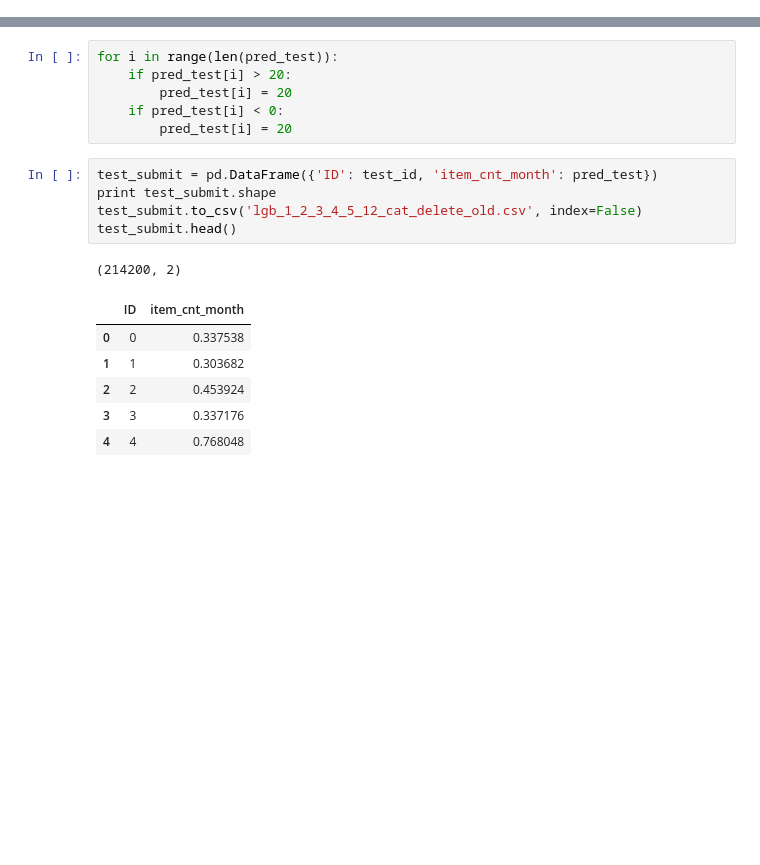
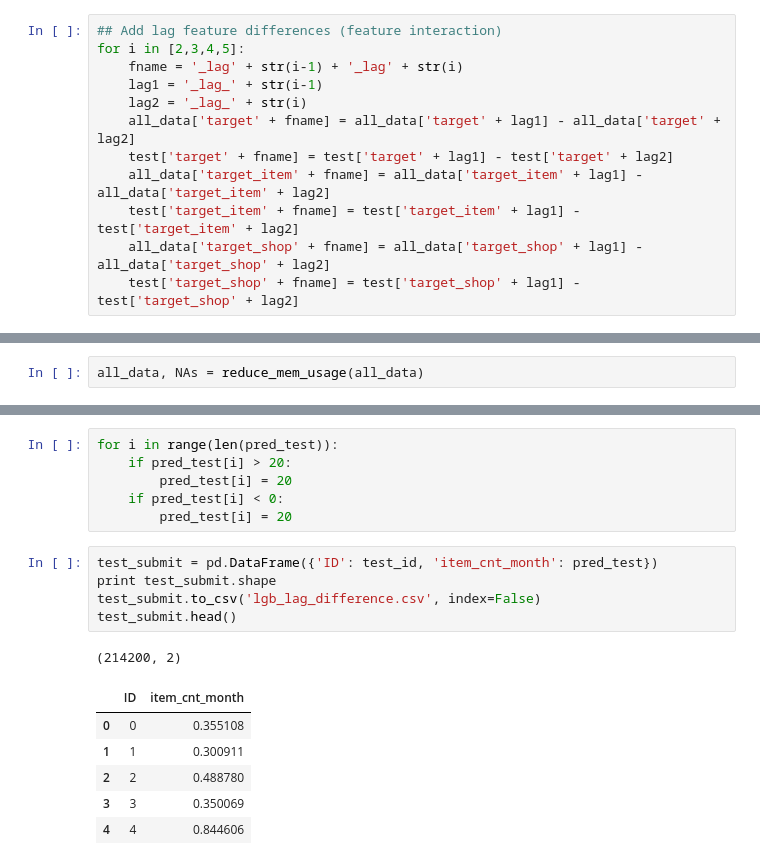
Before and after one commit to maviator/kaggle_coursera_course, a Jupyter notebook: script/MovingValidationPipeline.ipynb, the cells around one changed output, grey strips where cells are left out. Cells and saved outputs as stored; diff of their text form; blank space fills up the shorter version.

Commit message:
Added difference between lag features

```diff
--- a/script/MovingValidationPipeline.ipynb
+++ b/script/MovingValidationPipeline.ipynb
@@ -281,3 +281,15 @@ ___MEMORY USAGE AFTER COMPLETION:___
 ('This is ', 60, '% of the initial size')
 # %%
 all_data.to_csv('../input/all_data_1_2_3_4_5_12_cat.csv', index=False)
+# %%
+## Add lag feature differences (feature interaction)
+for i in [2,3,4,5]:
+    fname = '_lag' + str(i-1) + '_lag' + str(i)
+    lag1 = '_lag_' + str(i-1)
+    lag2 = '_lag_' + str(i)
+    all_data['target' + fname] = all_data['target' + lag1] - all_data['target' + lag2]
+    test['target' + fname] = test['target' + lag1] - test['target' + lag2]
+    all_data['target_item' + fname] = all_data['target_item' + lag1] - all_data['target_item' + lag2]
+    test['target_item' + fname] = test['target_item' + lag1] - test['target_item' + lag2]
+    all_data['target_shop' + fname] = all_data['target_shop' + lag1] - all_data['target_shop' + lag2]
+    test['target_shop' + fname] = test['target_shop' + lag1] - test['target_shop' + lag2]
@@ -296,3 +312,5 @@ print to_drop_cols
 # %%
 # Drop data from 2013
 all_data = all_data[all_data.date_block_num >= 12]
+# %%
+all_data, NAs = reduce_mem_usage(all_data)
@@ -426,13 +472,13 @@ for i in range(len(pred_test)):
 # %%
 test_submit = pd.DataFrame({'ID': test_id, 'item_cnt_month': pred_test})
 print test_submit.shape
-test_submit.to_csv('lgb_1_2_3_4_5_12_cat_delete_old.csv', index=False)
+test_submit.to_csv('lgb_lag_difference.csv', index=False)
 test_submit.head()
 # %% [output]
 (214200, 2)
 |  | ID | item_cnt_month |
-| 0 | 0 | 0.337538 |
-| 1 | 1 | 0.303682 |
-| 2 | 2 | 0.453924 |
-| 3 | 3 | 0.337176 |
-| 4 | 4 | 0.768048 |
+| 0 | 0 | 0.355108 |
+| 1 | 1 | 0.300911 |
+| 2 | 2 | 0.488780 |
+| 3 | 3 | 0.350069 |
+| 4 | 4 | 0.844606 |
```
Also changed, not shown: parts of 8 cells of this notebook, 2 other files.
